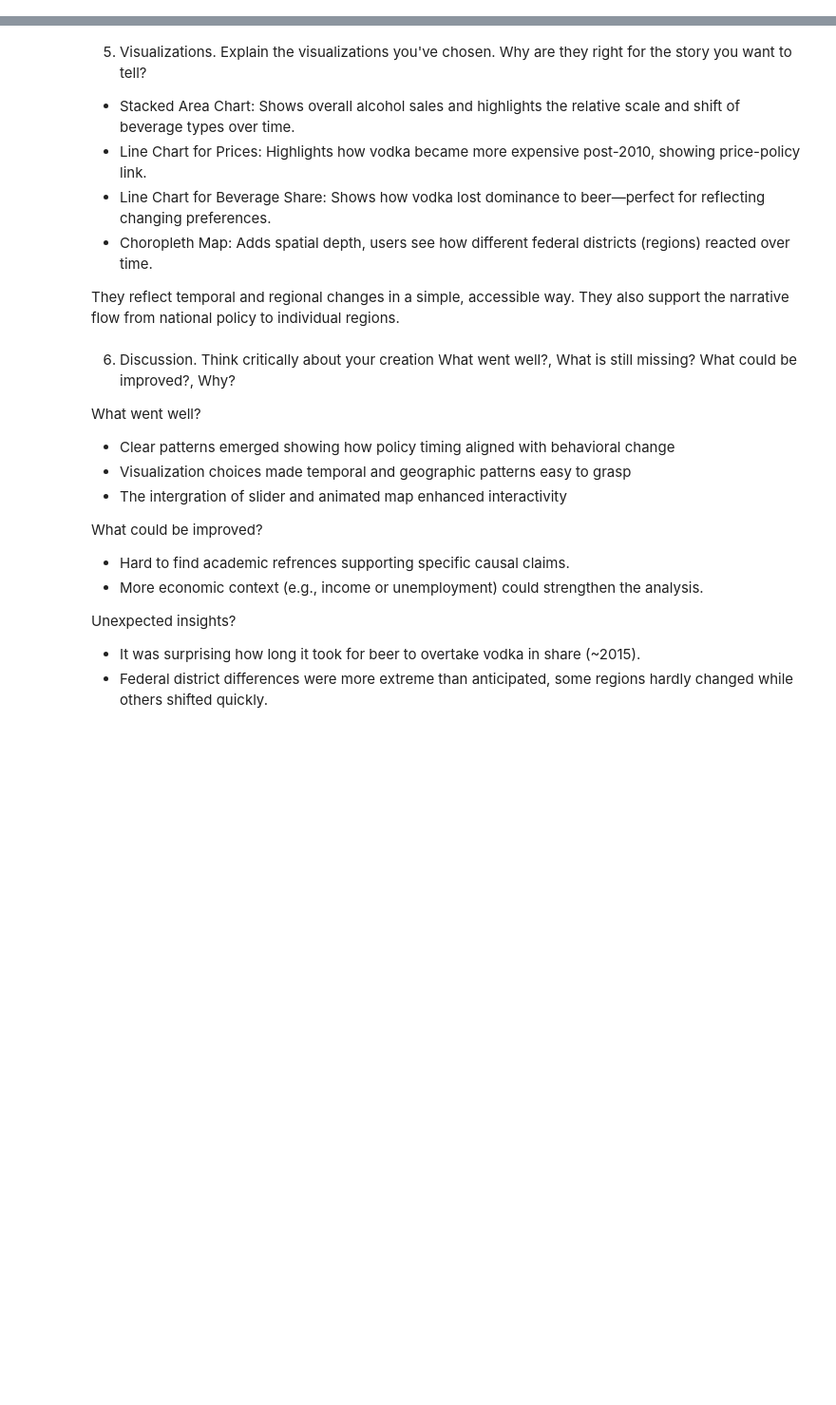
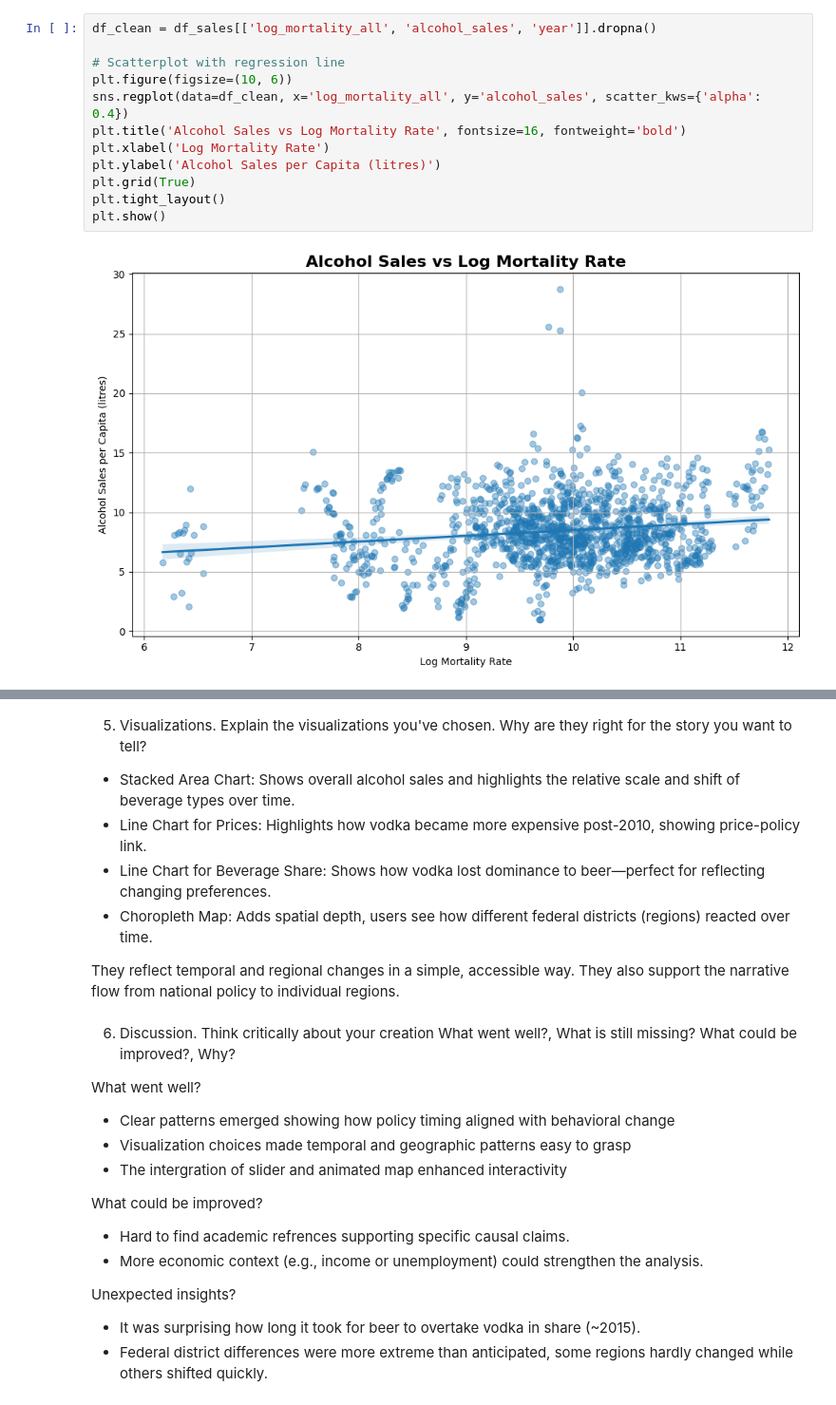
Before and after one commit to ahp9/ahp9.github.io, a Jupyter notebook: explainer_notebook-astrid.ipynb, the cells around one changed output, grey strips where cells are left out. Shown at 95% size. Saved outputs shown, nothing was run; the diff lists cells and outputs as text; blank space fills up the shorter version.

```diff
--- a/explainer_notebook-astrid.ipynb
+++ b/explainer_notebook-astrid.ipynb
@@ -138,0 +187,14 @@ If relevant, talk about your machine-learning.
+# %%
+df_clean = df_sales[['log_mortality_all', 'alcohol_sales', 'year']].dropna()
+
+# Scatterplot with regression line
+plt.figure(figsize=(10, 6))
+sns.regplot(data=df_clean, x='log_mortality_all', y='alcohol_sales', scatter_kws={'alpha': 0.4})
+plt.title('Alcohol Sales vs Log Mortality Rate', fontsize=16, fontweight='bold')
+plt.xlabel('Log Mortality Rate')
+plt.ylabel('Alcohol Sales per Capita (litres)')
+plt.grid(True)
+plt.tight_layout()
+plt.show()
+# %% [output]
+[figure, added]
```
Also changed, not shown: parts of 15 cells of this notebook, 2 other files.
